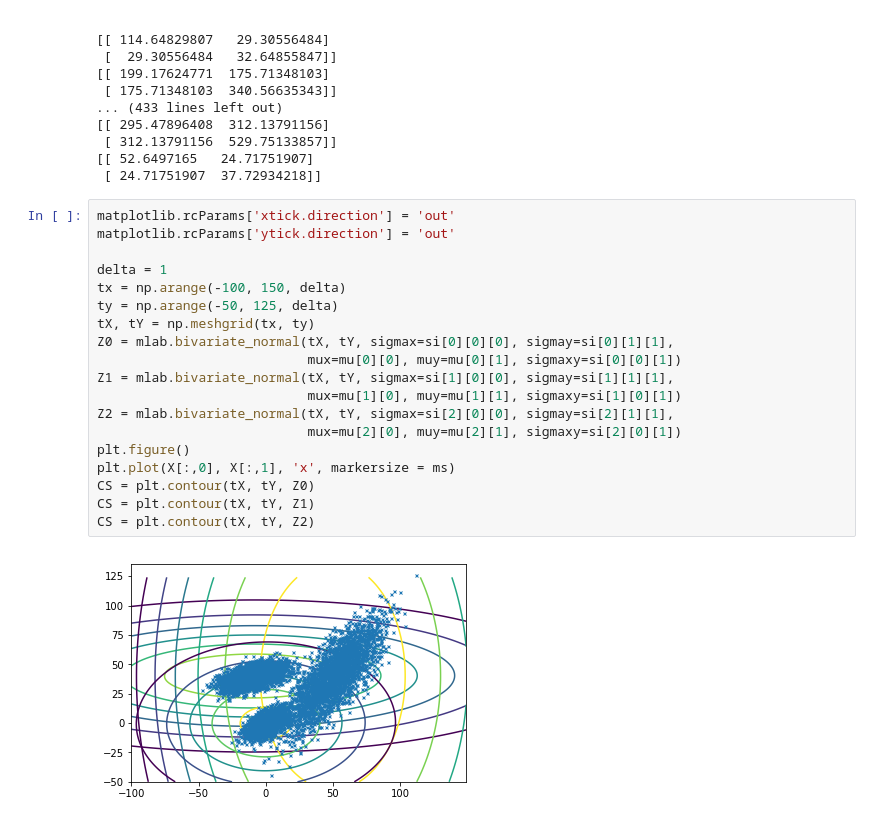
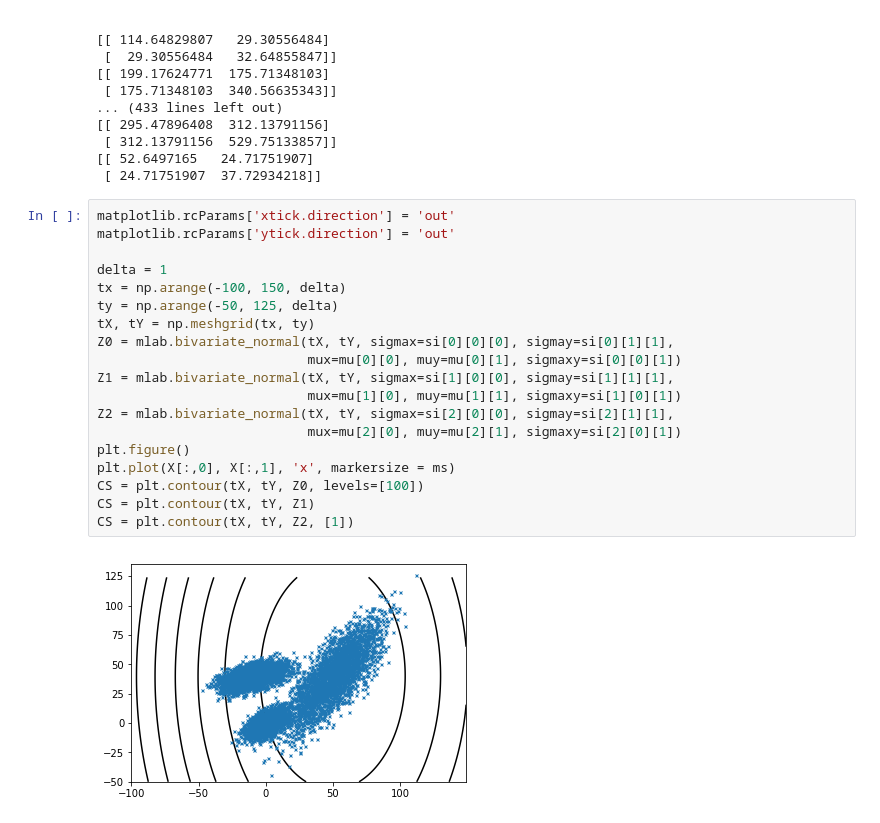
Before and after one commit to zxybazh/PRML-Assignment, a Jupyter notebook: final_project/src/Project.ipynb, the cells around one changed output. Cells and saved outputs as stored; diff of their text form.

```diff
--- a/final_project/src/Project.ipynb
+++ b/final_project/src/Project.ipynb
@@ -137,21 +137,21 @@ Epoch: 0
 # %%
 matplotlib.rcParams['xtick.direction'] = 'out'
 matplotlib.rcParams['ytick.direction'] = 'out'
 
 delta = 1
 tx = np.arange(-100, 150, delta)
 ty = np.arange(-50, 125, delta)
 tX, tY = np.meshgrid(tx, ty)
 Z0 = mlab.bivariate_normal(tX, tY, sigmax=si[0][0][0], sigmay=si[0][1][1],
                            mux=mu[0][0], muy=mu[0][1], sigmaxy=si[0][0][1])
 Z1 = mlab.bivariate_normal(tX, tY, sigmax=si[1][0][0], sigmay=si[1][1][1],
                            mux=mu[1][0], muy=mu[1][1], sigmaxy=si[1][0][1])
 Z2 = mlab.bivariate_normal(tX, tY, sigmax=si[2][0][0], sigmay=si[2][1][1],
                            mux=mu[2][0], muy=mu[2][1], sigmaxy=si[2][0][1])
 plt.figure()
 plt.plot(X[:,0], X[:,1], 'x', markersize = ms)
-CS = plt.contour(tX, tY, Z0)
+CS = plt.contour(tX, tY, Z0, levels=[100])
 CS = plt.contour(tX, tY, Z1)
-CS = plt.contour(tX, tY, Z2)
+CS = plt.contour(tX, tY, Z2, [1])
 # %% [output]
-[figure, old version]
+[figure, new version]
```
